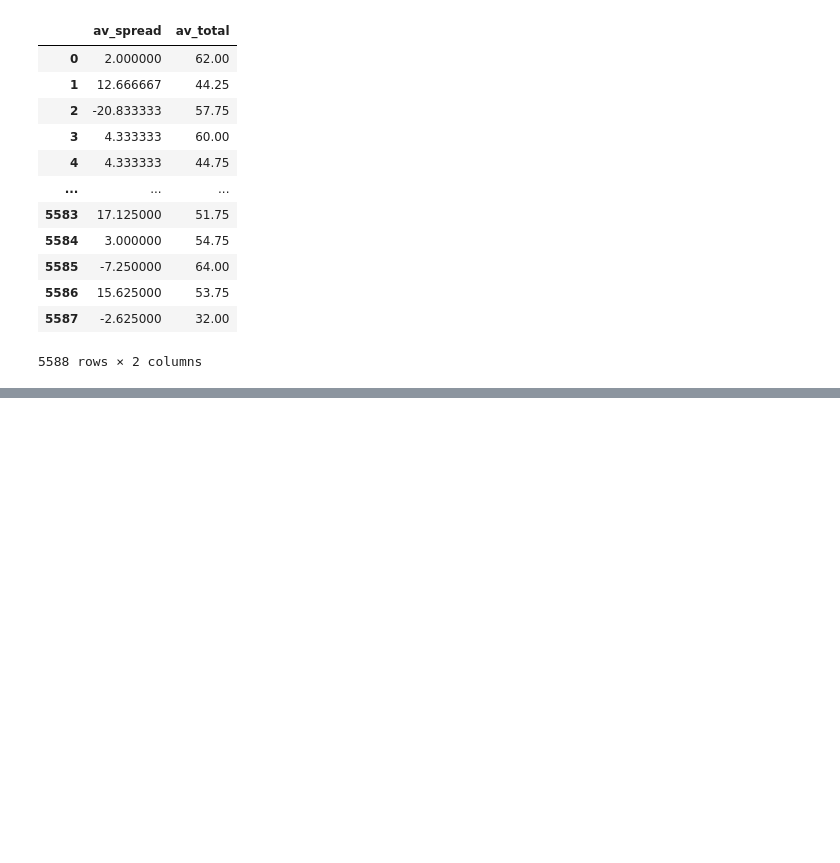
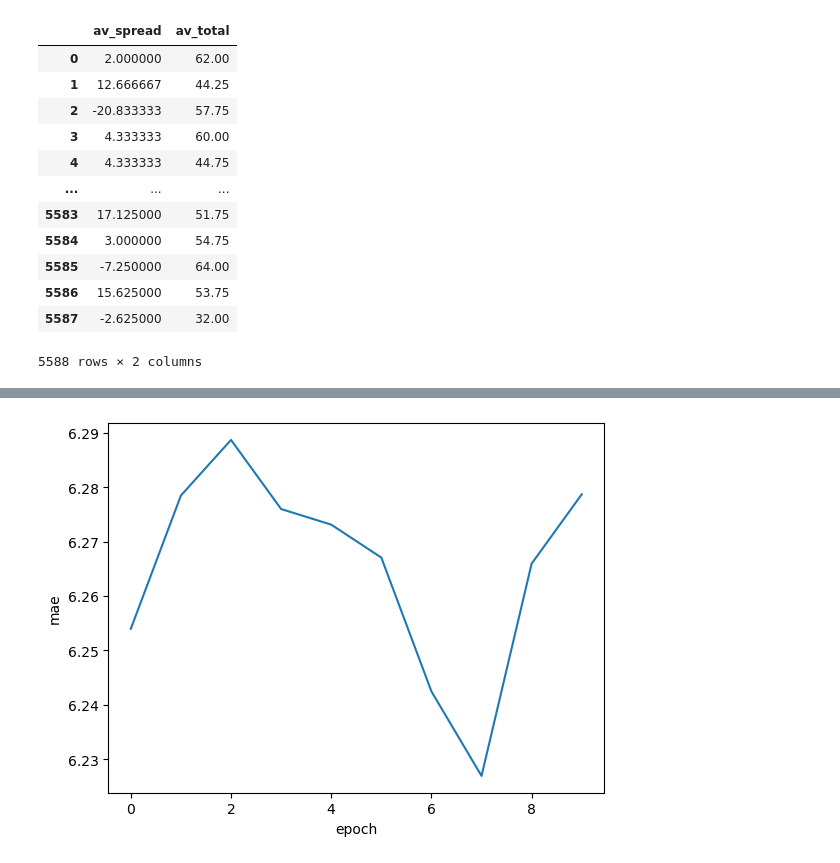
Before and after one commit to dyeds/PIC-16B-Project, a Jupyter notebook: TeamData.ipynb, the cells around one changed output, grey strips where cells are left out. Saved outputs shown, nothing was run; the diff lists cells and outputs as text; code cells hidden in the pictures; blank space fills up the shorter version.

Commit message:
Neural Network created using Keras
Ready for Project Progress presentation 1 on Tuesday May 9th

```diff
--- a/TeamData.ipynb
+++ b/TeamData.ipynb
@@ -458,0 +488,22 @@ df.loc[df['av_spread'] == 0]
+# %%
+model1spread = tf.keras.models.Sequential([
+    layers.Dense(50,input_shape=(X_train.shape[1],),activation='relu'),
+    layers.Dense(50,activation='relu'),
+    layers.Dense(1)
+])
+
+model1pts = tf.keras.models.Sequential([
+    layers.Dense(50,input_shape=(X_train.shape[1],),activation='relu'),
+    layers.Dense(50,activation='relu'),
+    layers.Dense(1)
+])
+
+model1spread.compile(optimizer='adam',
+                     loss='mse',
+                     metrics=['mae','mse'])
+model1pts.compile(optimizer='adam',
+                  loss='mse',
+                  metrics=['mae','mse'])
+
+history1spread = model1spread.fit(X_train,y_train[:,0],epochs=20,verbose=1)
+history1pts = model1pts.fit(X_train,y_train[:,1],epochs=20,verbose=1)
@@ -458,0 +528,3 @@ df.loc[df['av_spread'] == 0]
+# %%
+history1spread = model1spread.fit(X_train,y_train[:,0],epochs=10,verbose=1)
+history1pts = model1pts.fit(X_train,y_train[:,1],epochs=10,verbose=1)
@@ -458,0 +572,6 @@ df.loc[df['av_spread'] == 0]
+# %%
+plt.plot(history1spread.history["mae"])
+plt.gca().set(xlabel="epoch",ylabel="mae")
+plt.show()
+# %% [output]
+[figure, added]
```
Also changed, not shown: parts of 26 cells of this notebook.
